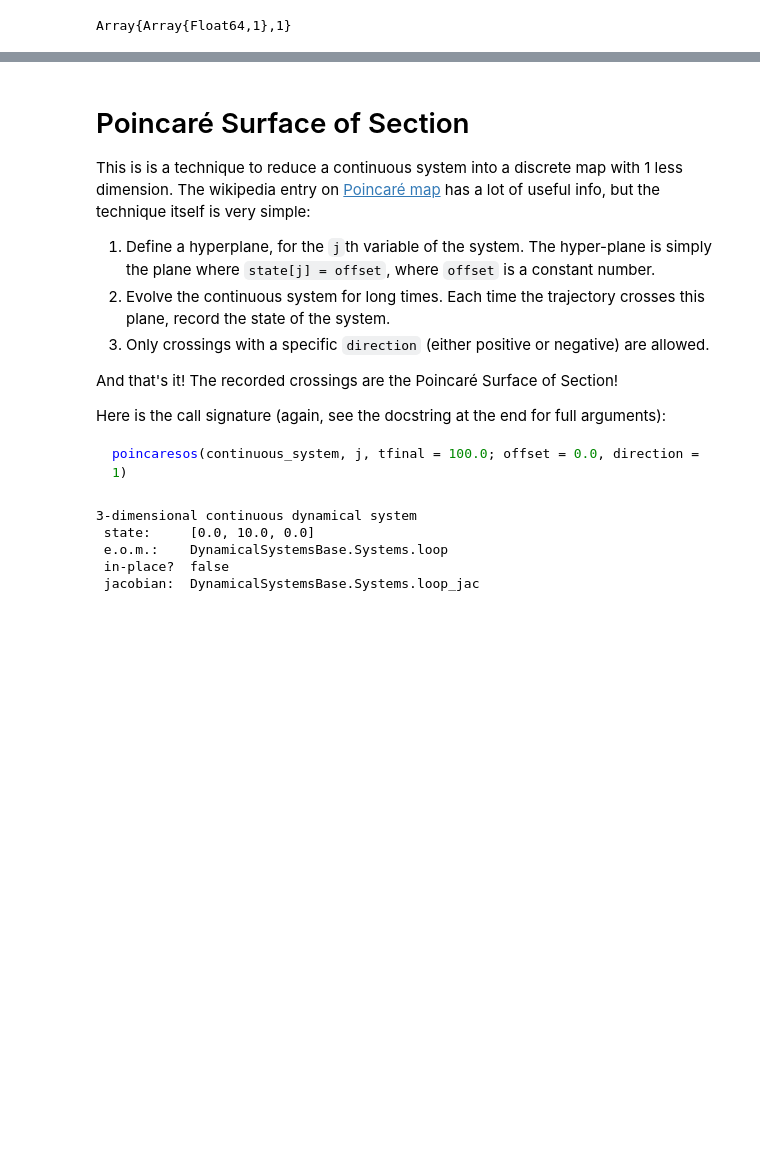
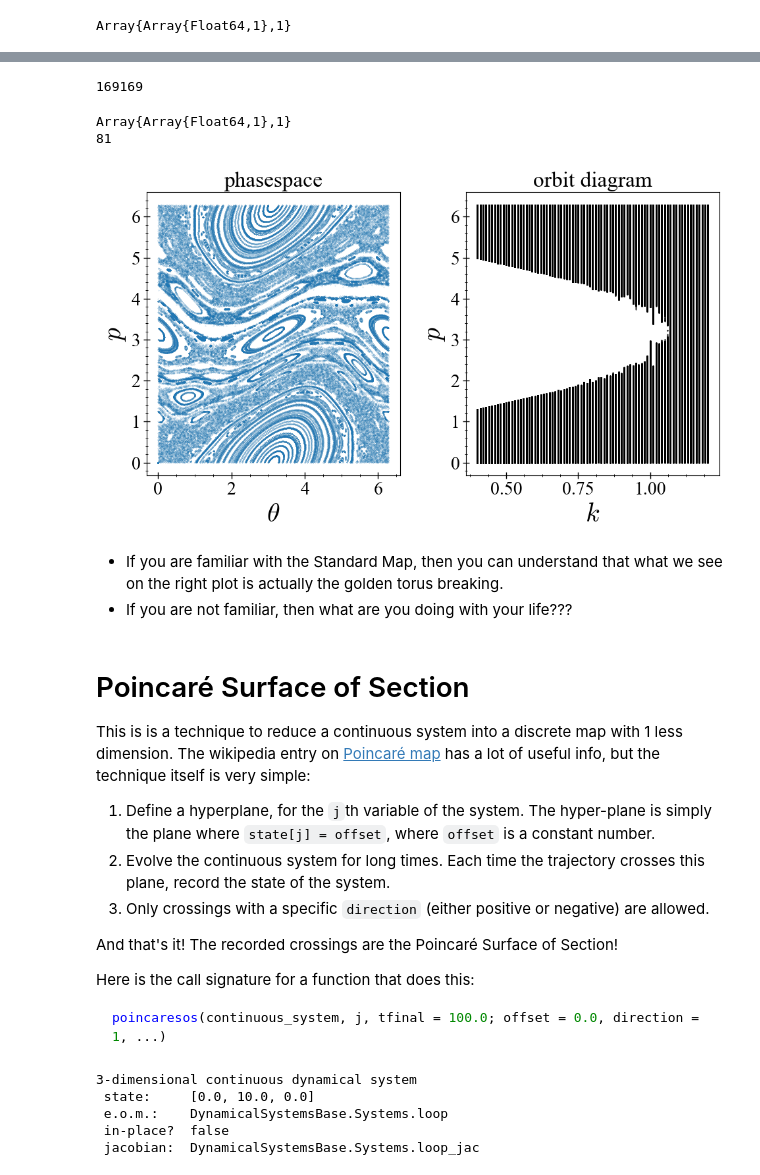
Before and after one commit to xorJane/tutorials, a Jupyter notebook: 3. Orbit diagrams, Surfaces of Section.ipynb, the cells around one changed output, grey strips where cells are left out. Cells and saved outputs as stored; diff of their text form; code cells hidden in the pictures; blank space fills up the shorter version.

````diff
--- a/3. Orbit diagrams, Surfaces of Section.ipynb
+++ b/3. Orbit diagrams, Surfaces of Section.ipynb
@@ -80,3 +94,63 @@ For total points: 10105050, out of which 100050 are saved
+# %%
+# Calculate phase-space of standard map at k = 1
+ds = Systems.standardmap(k = 1.0)
+r = 0:0.5:2π
+
+# Create empty dataset
+smpoints = Dataset{2, Float64}()
+n = 1000
+# Hint the length of the data:
+totaldata = (n+1)*length(r)^2
+sizehint!(smpoints.data, totaldata)
+
+# Start collecting trajectories
+for θ ∈ r
+    for p ∈ r
+        # Append each trajectory to the dataset:
+        append!(smpoints, trajectory(ds, n, SVector(θ, p)))
+    end
+end
+
+length(smpoints)
+# %% [output]
+169169
+# %%
+# Get orbit diagram of standard map, for the momentum
+i = 2 # second variable is the momentum
+pvalues = 0.4:0.01:1.2
+n = 10000
+Ttr = 10000
+# Use many initial conditions around (0,0):
+ics = [0.001rand(2) for m in 1:4]
+output = orbitdiagram(ds, i, 1, pvalues; n = n, Ttr = Ttr, ics = ics)
+
+println(typeof(output))
+println(length(output))
+# %% [output]
+Array{Array{Float64,1},1}
+81
+# %%
+# Plot phase space and orbit diagram!
+figure(figsize = (10,6))
+subplot(121)
+θ, p = columns(smpoints)
+plot(θ, p, ls = "None", marker = "o", ms = 0.1)
+xlabel("\$\\theta\$"); ylabel("\$p\$");
+title("phasespace")
+
+subplot(122)
+for (j, p) in enumerate(pvalues)
+    plot(p .* ones(output[j]), output[j], ls = "None",
+    marker = "o", ms = 0.5, color = "black")
+end
+title("orbit diagram")
+xlabel("\$k\$"); ylabel("\$p\$");
+tight_layout();
+# %% [output]
+[figure, added]
+# %% [markdown]
+* If you are familiar with the Standard Map, then you can understand that what we see on the right plot is actually the golden torus breaking.
+* If you are not familiar, then what are you doing with your life???
 # %% [markdown]
 # Poincaré Surface of Section
 This is is a
@@ -89,10 +163,10 @@ The wikipedia entry on [Poincaré map](https://en.wikipedia.org/wiki/Poincar%C3%
 
 And that's it! The recorded crossings are the Poincaré Surface of Section!
 
-Here is the call signature (again, see the docstring at the end for full arguments):
+Here is the call signature for a function that does this:
 
 ```julia
-poincaresos(continuous_system, j, tfinal = 100.0; offset = 0.0, direction = 1)
+poincaresos(continuous_system, j, tfinal = 100.0; offset = 0.0, direction = 1, ...)
 ```
 # %%
 # Example: PSOS of Lorenz system:
````
Also changed, not shown: parts of 12 cells of this notebook, 7 other files.
